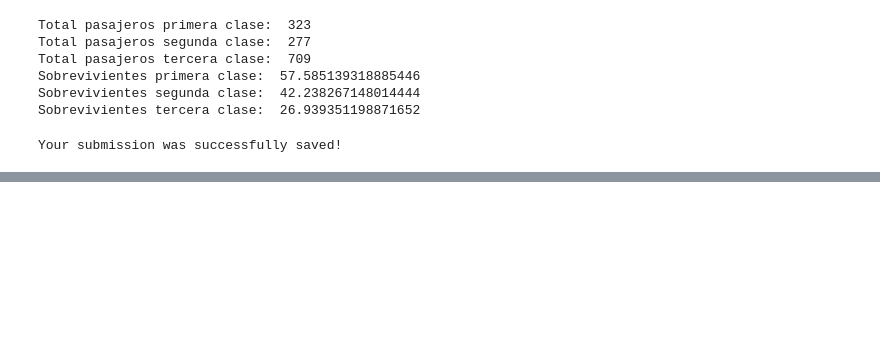
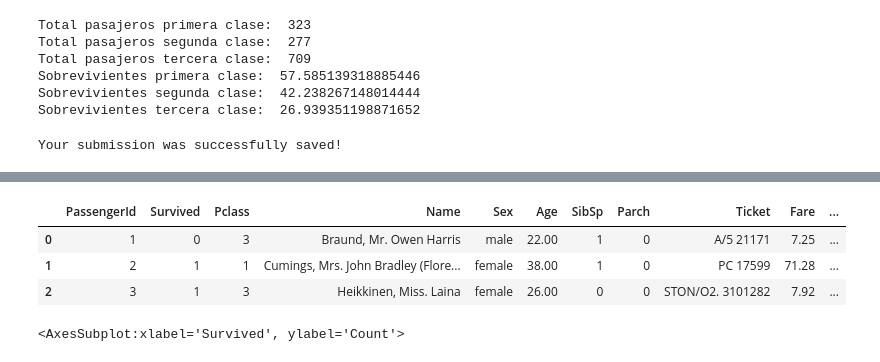
Before and after one commit to Likimeya/Titanic-kaggle, a Jupyter notebook: Titanic.ipynb, the cells around one changed output, grey strips where cells are left out. Saved outputs shown, nothing was run; the diff lists cells and outputs as text; code cells hidden in the pictures; blank space fills up the shorter version.

```diff
--- a/Titanic.ipynb
+++ b/Titanic.ipynb
@@ -313,7 +317,7 @@ model = RandomForestClassifier(n_estimators=100, max_depth=5, random_state=1)
 model.fit(X, y)
 predictions = model.predict(X_test)
 
-output = pd.DataFrame({'PassengerId': test_data.PassengerId, 'Survived': predictions})
+output = pd.DataFrame({'PassengerId': test_data.PassengerId, 'Survived_p': predictions})
 output.to_csv('submission.csv', index=False)
 print("Your submission was successfully saved!")
 # %% [output]
@@ -325,0 +333,13 @@ SyntaxError: cannot assign to function call (3409428593.py, line 1)
+# %%
+titanic_def= pd.concat([titanic, output], axis = 1, join="inner")
+titanic_def.head(3)
+# %% [output]
+|  | PassengerId | Survived | Pclass | Name | Sex | Age | SibSp | Parch | Ticket | Fare | ... |
+| 0 | 1 | 0 | 3 | Braund, Mr. Owen Harris | male | 22.00 | 1 | 0 | A/5 21171 | 7.25 | ... |
+| 1 | 2 | 1 | 1 | Cumings, Mrs. John Bradley (Flore... | female | 38.00 | 1 | 0 | PC 17599 | 71.28 | ... |
+| 2 | 3 | 1 | 3 | Heikkinen, Miss. Laina | female | 26.00 | 0 | 0 | STON/O2. 3101282 | 7.92 | ... |
+# %%
+grafic = sns.histplot(data= titanic_def, x="Survived", y ="Survived_p", hue="Sex", multiple="stack")
+grafic
+# %% [output]
+<AxesSubplot:xlabel='Survived', ylabel='Count'>
```
Also changed, not shown: parts of 3 cells of this notebook, 1 other file.
